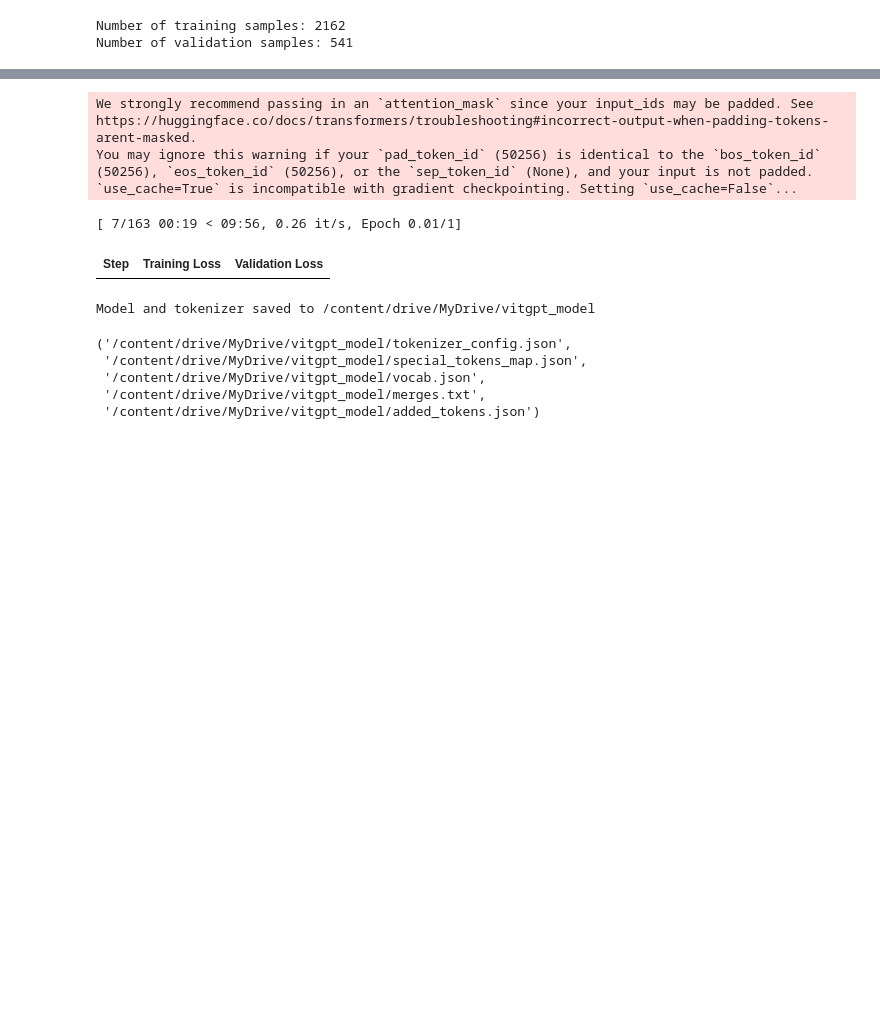
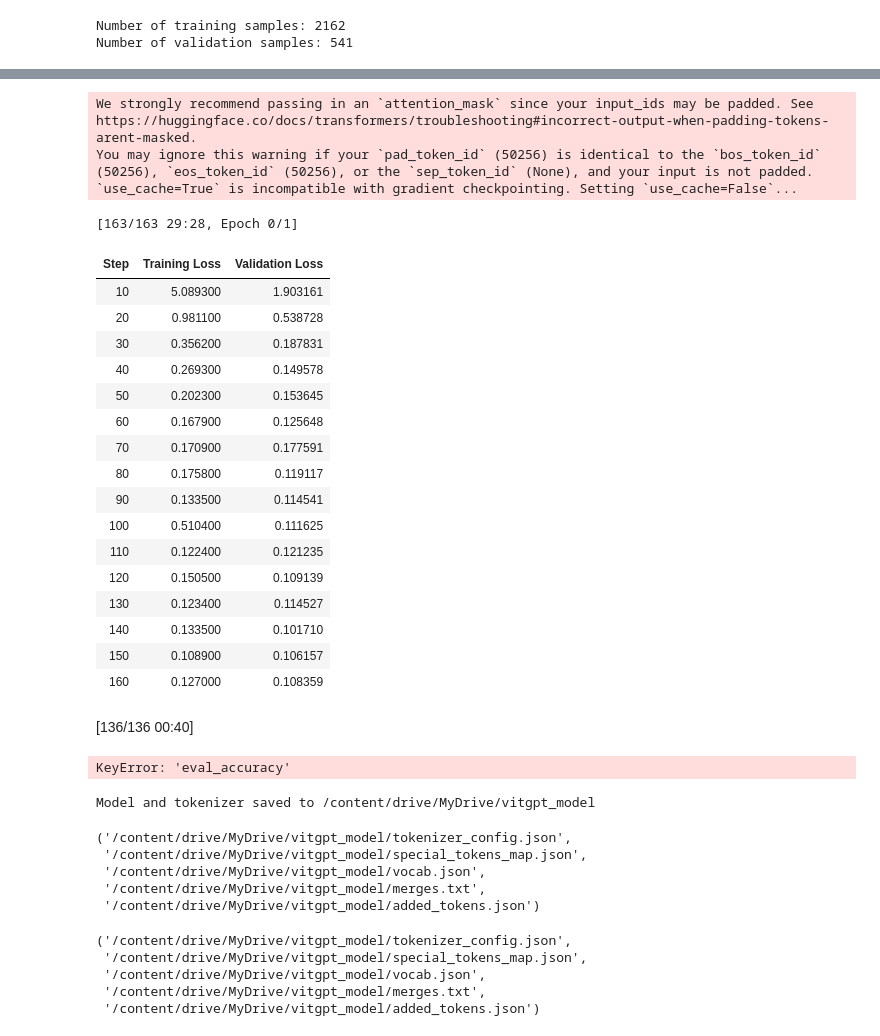
Before and after one commit to BRIAN12682/Automation-Projects, a Jupyter notebook: NLPMalaria31.ipynb, the cells around one changed output, grey strips where cells are left out. Drawn from its saved outputs; the diff is of its cells as text; code cells hidden in the pictures; blank space fills up the shorter version.

```diff
--- a/NLPMalaria31.ipynb
+++ b/NLPMalaria31.ipynb
@@ -215,40 +215,58 @@ def collate_fn(batch):
     images, captions = zip(*batch)
     pixel_values = processor(images=images, return_tensors="pt", do_rescale=False).pixel_values  # Ensure no rescaling
     captions = list(captions)
     tokenized_captions = tokenizer(captions, padding="max_length", truncation=True, return_tensors="pt")
     labels = tokenized_captions.input_ids
     labels[labels == tokenizer.pad_token_id] = -100
     return {"pixel_values": pixel_values, "labels": labels}
 
 # Initialize Trainer
 trainer = Seq2SeqTrainer(
     model=model,
     args=training_args,
     train_dataset=train_dataset,
     eval_dataset=val_dataset,
     data_collator=collate_fn,
     tokenizer=tokenizer,
 )
 
 # Train the model
 trainer.train()
-# Evaluate the model
-results = trainer.evaluate()
-validation_accuracy = results["eval_accuracy"]
+# # Evaluate the model
+# results = trainer.evaluate()
+# validation_accuracy = results["eval_accuracy"]
 
 # Save the model and tokenizer
 model.save_pretrained("/content/drive/MyDrive/vitgpt_model")
 tokenizer.save_pretrained("/content/drive/MyDrive/vitgpt_model")
 
-# Save the validation accuracy
-with open("/content/drive/MyDrive/validation_accuracy.txt", "w") as f:
-    f.write(f"Validation Accuracy: {validation_accuracy}\n")
+# # Save the validation accuracy
+# with open("/content/drive/MyDrive/validation_accuracy.txt", "w") as f:
+#     f.write(f"Validation Accuracy: {validation_accuracy}\n")
 # %% [output]
 We strongly recommend passing in an `attention_mask` since your input_ids may be padded. See https://huggingface.co/docs/transformers/troubleshooting#incorrect-output-when-padding-tokens-arent-masked.
 You may ignore this warning if your `pad_token_id` (50256) is identical to the `bos_token_id` (50256), `eos_token_id` (50256), or the `sep_token_id` (None), and your input is not padded.
 `use_cache=True` is incompatible with gradient checkpointing. Setting `use_cache=False`...
-[ 7/163 00:19 < 09:56, 0.26 it/s, Epoch 0.01/1]
+[163/163 29:28, Epoch 0/1]
 | Step | Training Loss | Validation Loss |
+| 10 | 5.089300 | 1.903161 |
+| 20 | 0.981100 | 0.538728 |
+| 30 | 0.356200 | 0.187831 |
+| 40 | 0.269300 | 0.149578 |
+| 50 | 0.202300 | 0.153645 |
+| 60 | 0.167900 | 0.125648 |
+| 70 | 0.170900 | 0.177591 |
+| 80 | 0.175800 | 0.119117 |
+| 90 | 0.133500 | 0.114541 |
+| 100 | 0.510400 | 0.111625 |
+| 110 | 0.122400 | 0.121235 |
+| 120 | 0.150500 | 0.109139 |
+| 130 | 0.123400 | 0.114527 |
+| 140 | 0.133500 | 0.101710 |
+| 150 | 0.108900 | 0.106157 |
+| 160 | 0.127000 | 0.108359 |
+[136/136 00:40]
+KeyError: 'eval_accuracy'
 # %%
 # Directory to save the model and tokenizer
 output_dir ="/content/drive/MyDrive/vitgpt_model"
@@ -265,6 +283,17 @@ processor.save_pretrained(output_dir)
 print(f"Model and tokenizer saved to {output_dir}")
 # %% [output]
 Model and tokenizer saved to /content/drive/MyDrive/vitgpt_model
+# %%
+
+# Save the model and tokenizer
+model.save_pretrained("/content/drive/MyDrive/vitgpt_model")
+tokenizer.save_pretrained("/content/drive/MyDrive/vitgpt_model")
+# %% [output]
+('/content/drive/MyDrive/vitgpt_model/tokenizer_config.json',
+ '/content/drive/MyDrive/vitgpt_model/special_tokens_map.json',
+ '/content/drive/MyDrive/vitgpt_model/vocab.json',
+ '/content/drive/MyDrive/vitgpt_model/merges.txt',
+ '/content/drive/MyDrive/vitgpt_model/added_tokens.json')
 # %%
 
 # Save the model and tokenizer
```
Also changed, not shown: parts of 6 cells of this notebook.
